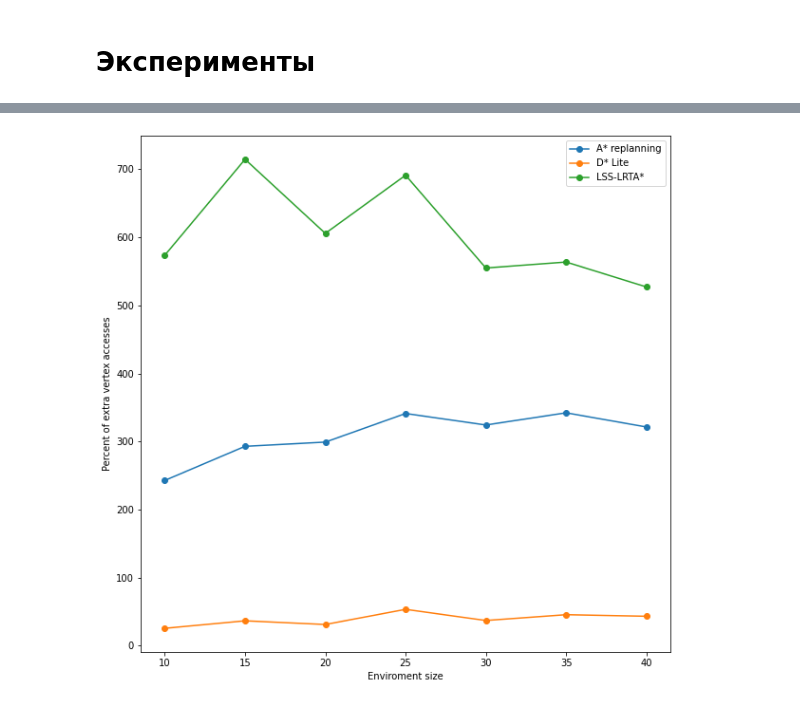
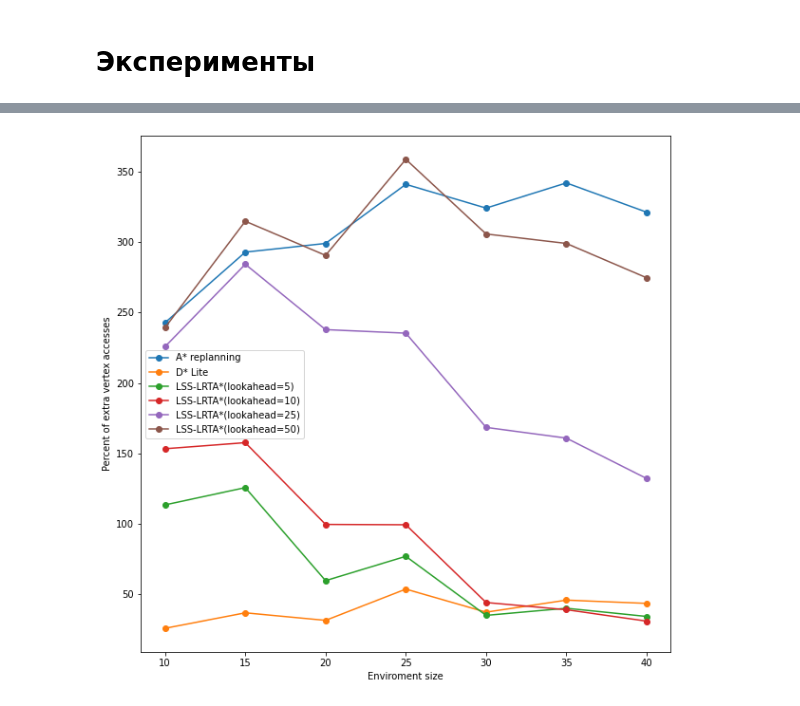
Before and after one commit to aokiga/d_star_lite, a Jupyter notebook: test_and_visual.ipynb, the cells around one changed output, grey strips where cells are left out. Saved outputs shown, nothing was run; the diff lists cells and outputs as text; code cells hidden in the pictures.

```diff
--- a/test_and_visual.ipynb
+++ b/test_and_visual.ipynb
@@ -114,0 +114,3 @@ results_rnd_lssrta
+# %%
+results_rnd_lssrta_25 = test_rnd(lss_lrta_star, 25)
+results_rnd_lssrta_25
@@ -114,0 +125,3 @@ results_rnd_lssrta
+# %%
+results_rnd_lssrta_50 = test_rnd(lss_lrta_star, 50)
+results_rnd_lssrta_50
@@ -120,26 +141,41 @@ vertex_acceses_rnd_asr = np.array(list(map(lambda x: x[0], results_rnd_asr.value
 nodes_expanded_rnd_asr = np.array(list(map(lambda x: x[1], results_rnd_asr.values())))-1
 vertex_acceses_rnd_dsl = np.array(list(map(lambda x: x[0], results_rnd_dsl.values())))-1
 nodes_expanded_rnd_dsl = np.array(list(map(lambda x: x[1], results_rnd_dsl.values())))-1
-vertex_acceses_rnd_lssrta = np.array(list(map(lambda x: x[0], results_rnd_lssrta.values())))-1
-nodes_expanded_rnd_lssrta = np.array(list(map(lambda x: x[1], results_rnd_lssrta.values())))-1
+vertex_acceses_rnd_lssrta_5 = np.array(list(map(lambda x: x[0], results_rnd_lssrta_5.values())))-1
+nodes_expanded_rnd_lssrta_5 = np.array(list(map(lambda x: x[1], results_rnd_lssrta_5.values())))-1
+vertex_acceses_rnd_lssrta_10 = np.array(list(map(lambda x: x[0], results_rnd_lssrta_10.values())))-1
+nodes_expanded_rnd_lssrta_10 = np.array(list(map(lambda x: x[1], results_rnd_lssrta_10.values())))-1
+vertex_acceses_rnd_lssrta_25 = np.array(list(map(lambda x: x[0], results_rnd_lssrta_25.values())))-1
+nodes_expanded_rnd_lssrta_25 = np.array(list(map(lambda x: x[1], results_rnd_lssrta_25.values())))-1
+vertex_acceses_rnd_lssrta_50 = np.array(list(map(lambda x: x[0], results_rnd_lssrta_50.values())))-1
+nodes_expanded_rnd_lssrta_50 = np.array(list(map(lambda x: x[1], results_rnd_lssrta_50.values())))-1
 # %%
 vertex_acceses_rnd_asr[vertex_acceses_rnd_asr < 0] = 0.0
 nodes_expanded_rnd_asr[nodes_expanded_rnd_asr < 0] = 0.0
 vertex_acceses_rnd_dsl[vertex_acceses_rnd_dsl < 0] = 0.0
 nodes_expanded_rnd_dsl[nodes_expanded_rnd_dsl < 0] = 0.0
-vertex_acceses_rnd_lssrta[vertex_acceses_rnd_lssrta < 0] = 0.0
-nodes_expanded_rnd_lssrta[nodes_expanded_rnd_lssrta < 0] = 0.0
+vertex_acceses_rnd_lssrta_5[vertex_acceses_rnd_lssrta_5 < 0] = 0.0
+nodes_expanded_rnd_lssrta_5[nodes_expanded_rnd_lssrta_5 < 0] = 0.0
+vertex_acceses_rnd_lssrta_10[vertex_acceses_rnd_lssrta_10 < 0] = 0.0
+nodes_expanded_rnd_lssrta_10[nodes_expanded_rnd_lssrta_10 < 0] = 0.0
+vertex_acceses_rnd_lssrta_25[vertex_acceses_rnd_lssrta_25 < 0] = 0.0
+nodes_expanded_rnd_lssrta_25[nodes_expanded_rnd_lssrta_25 < 0] = 0.0
+vertex_acceses_rnd_lssrta_50[vertex_acceses_rnd_lssrta_50 < 0] = 0.0
+nodes_expanded_rnd_lssrta_50[nodes_expanded_rnd_lssrta_50 < 0] = 0.0
 # %%
 plt.figure(figsize=(10,10))
 plt.plot(results_rnd_asr.keys(), vertex_acceses_rnd_asr*100, marker='o')
 plt.plot(results_rnd_asr.keys(), vertex_acceses_rnd_dsl*100, marker='o')
-plt.plot(results_rnd_lssrta.keys(), vertex_acceses_rnd_lssrta*100, marker='o')
-plt.legend(['A* replanning', 'D* Lite', 'LSS-LRTA*'])
+plt.plot(results_rnd_lssrta_10.keys(), vertex_acceses_rnd_lssrta_5*100, marker='o')
+plt.plot(results_rnd_lssrta_10.keys(), vertex_acceses_rnd_lssrta_10*100, marker='o')
+plt.plot(results_rnd_lssrta_10.keys(), vertex_acceses_rnd_lssrta_25*100, marker='o')
+plt.plot(results_rnd_lssrta_10.keys(), vertex_acceses_rnd_lssrta_50*100, marker='o')
+plt.legend(['A* replanning', 'D* Lite', 'LSS-LRTA*(lookahead=5)', 'LSS-LRTA*(lookahead=10)', 'LSS-LRTA*(lookahead=25)', 'LSS-LRTA*(lookahead=50)'])
 plt.xlabel('Enviroment size')
 plt.ylabel('Percent of extra vertex accesses')
 plt.show()
 # %% [output]
-[figure, old version]
+[figure, new version]
 # %%
 plt.figure(figsize=(10,10))
 plt.plot(results_rnd_asr.keys(), nodes_expanded_rnd_asr*100, marker='o')
```
Also changed, not shown: parts of 67 cells of this notebook, 5 other files.
